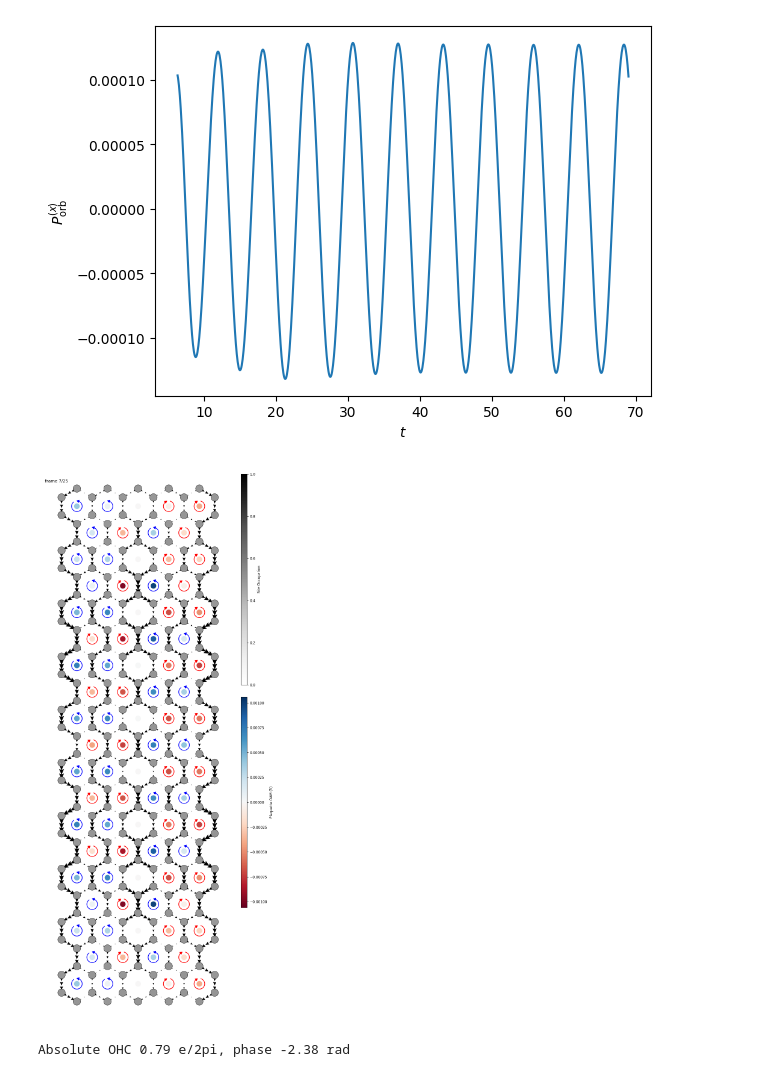
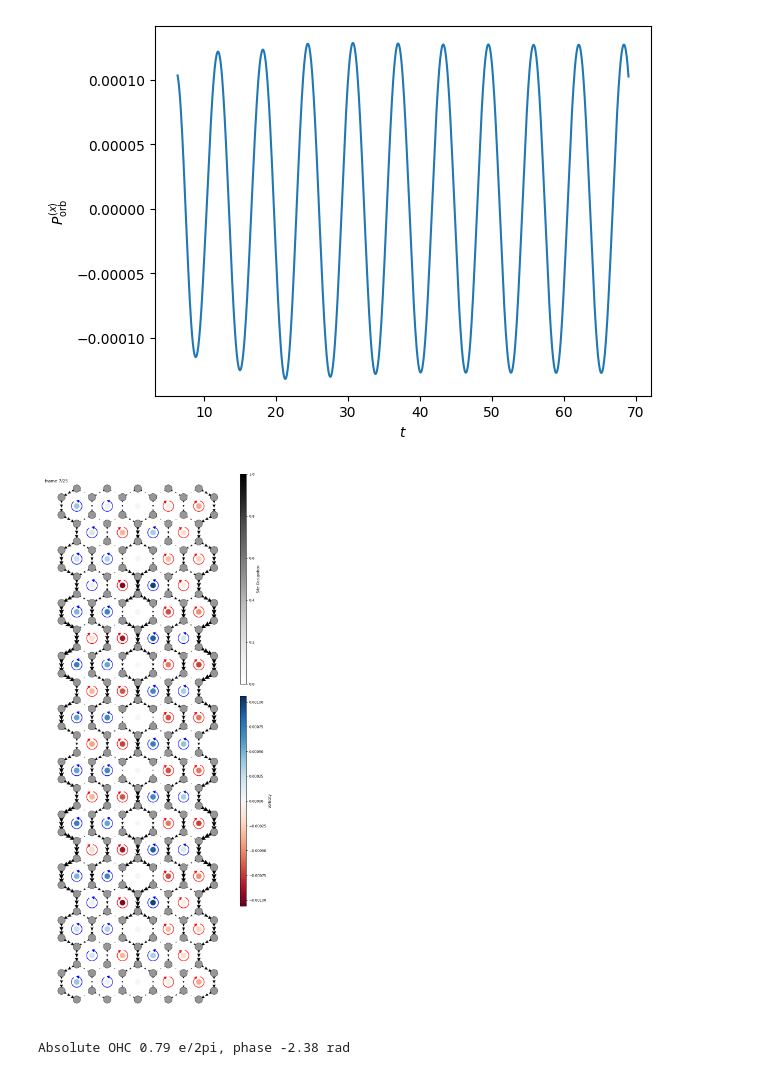
Before and after one commit to Leonard-P/realspace-tb, a Jupyter notebook: examples/quickstart.ipynb, the cells around one changed output. Saved outputs shown, nothing was run; the diff lists cells and outputs as text; code cells hidden in the pictures.

Commit message:
Custom colorbar labels & generally improve plotting API using PlotConfig dataclass

```diff
--- a/examples/quickstart.ipynb
+++ b/examples/quickstart.ipynb
@@ -65,11 +65,11 @@ plt.show()
 # %%
 # Plot the ith frame of the animation and save it as PNG
 i = 6
-orb2d.show_simulation_frame(animation, frame=i, show=False)
+orb2d.show_simulation_frame(animation, frame=i, show=False, colorbar_oam_label="Vorticity")
 plt.savefig(f"frame{i}.png")
 plt.show()
 # %% [output]
-[figure, old version]
+[figure, new version]
 # %%
 # Save a video animation of the animation frames recorded during the last period
 orb2d.save_simulation_animation(animation, out_path="animation.mp4")
```
Also changed, not shown: 2 other files.
